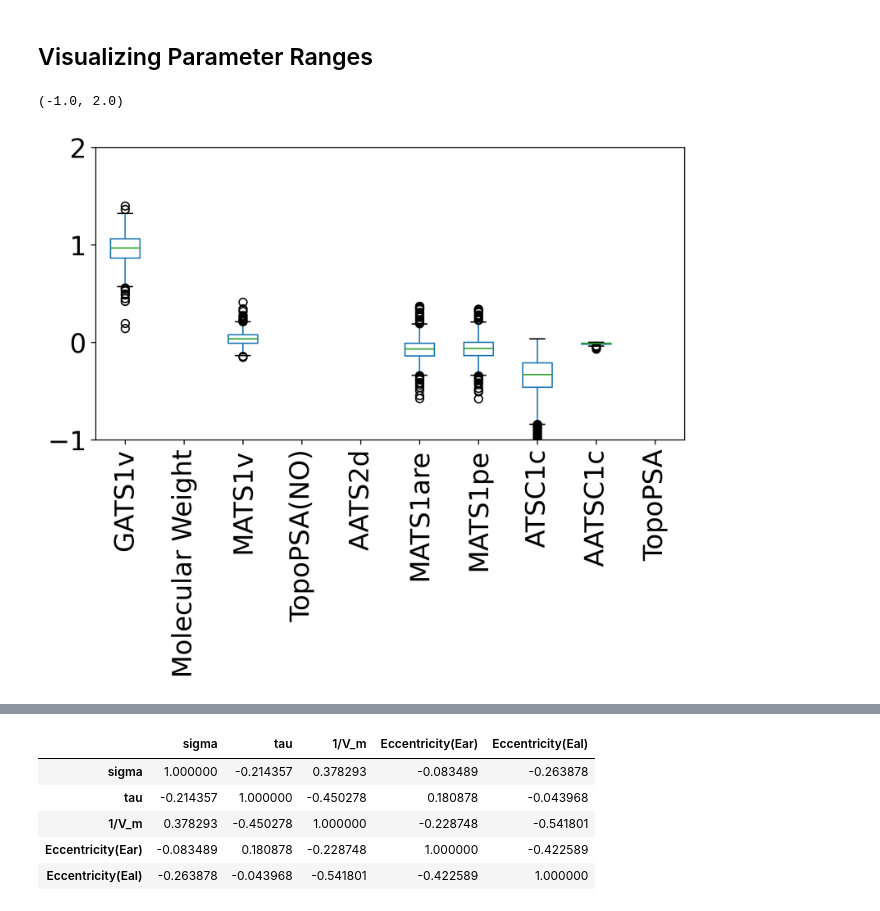
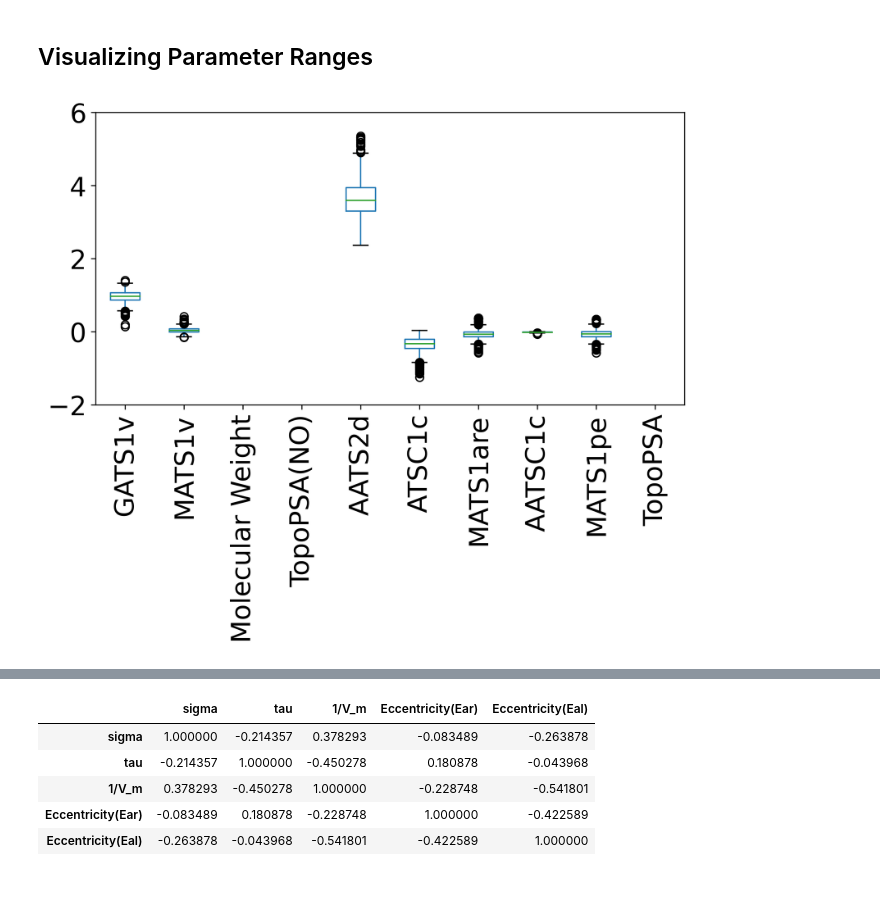
Before and after one commit to dganapat/melting_point_prediction_paper, a Jupyter notebook: mp_prediction_models.ipynb, the cells around one changed output, grey strips where cells are left out. Cells and saved outputs as stored; diff of their text form; code cells hidden in the pictures.

```diff
--- a/mp_prediction_models.ipynb
+++ b/mp_prediction_models.ipynb
@@ -1088,20 +1095,21 @@ ml_model_dict["Feature Importances"]
 # %%
 import matplotlib as mpl
 mpl.rcParams['figure.dpi'] = 300
 mpl.rcParams['font.size'] = 20
 
 plt.figure(figsize=(8,4))
 quinone_mordred = pd.read_csv('Data Files/featurized_bq.csv',low_memory=False)
 hydroquinone_mordred = pd.read_csv('Data Files/featurized_hq.csv',low_memory=False)
-# quinone_mordred[["NsssCH","PEOE_VSA8","nAcid","SlogP_VSA4","SMR_VSA3","JGI2","PEOE_VSA7","SaaNH","nHBDon","ZMIC0"]].boxplot(grid=False,rot=90) # top ten from ridge
-# hydroquinone_mordred[["Molecular Weight","Xc-6dv","SaasN","JGI3","MATS5c","ATSC4i","RotRatio","nRot","SaasC","GATS1c"]].boxplot(grid=False,rot=90) # top ten from ridge
-# quinone_mordred[["AATS2d","AATS2dv","AXp-6dv","MATS1se","TopoPSA(NO)","AATS3dv","AATSC0i","MATS1are","PEOE_VSA11","AXp-4dv"]].boxplot(grid=False,rot=90) # top ten from rf
-hydroquinone_mordred[["GATS1v","Molecular Weight","MATS1v","TopoPSA(NO)","AATS2d","MATS1are","MATS1pe","ATSC1c","AATSC1c","TopoPSA"]].boxplot(grid=False,rot=90) # top ten from rf
+# quinone_mordred[["PEOE_VSA8","NsssCH","SlogP_VSA4","nAcid","PEOE_VSA7","JGI2","SMR_VSA3","SaaNH","nHBDon","ZMIC0"]].boxplot(grid=False,rot=90) # top ten from ridge
+# hydroquinone_mordred[["Xc-6dv","Molecular Weight","SaasN","JGI3","MATS5c","RotRatio","SaasC","ATSC4i","nRot","Xch-4dv"]].boxplot(grid=False,rot=90) # top ten from ridge
+# quinone_mordred[["AATS2d","AATS2dv","AXp-6dv","MATS1se","TopoPSA(NO)","AATS3dv","AATSC0i","MATS1are","PEOE_VSA11","PEOE_VSA1"]].boxplot(grid=False,rot=90) # top ten from rf
+hydroquinone_mordred[["GATS1v","MATS1v","Molecular Weight","TopoPSA(NO)","AATS2d","ATSC1c","MATS1are","AATSC1c","MATS1pe","TopoPSA"]].boxplot(grid=False,rot=90) # top ten from rf
 
-plt.ylim([-1,2])
+# plt.ylim([-2,6])
+
+# plt.savefig("Plots/HQ_Mordred_rf_ParamRanges_zoom.png",dpi=200,bbox_inches="tight")
 # %% [output]
-(-1.0, 2.0)
-[figure, old version]
+[figure, new version]
 # %%
 # corr_df = dataset_dict["Hydroquinones"][["sigma","tau","1/V_m","Eccentricity(Ear)","Eccentricity(Eal)"]].corr()
 # corr_df = hydroquinone_mordred[["Molecular Weight","AATS2d","GATS4c","GATS3c","GATS1v","MATS1are","TopoPSA(NO)","MATS1v","ATSC1v","AATSC1v"]].corr() # single run feature downselected
```
Also changed, not shown: parts of 11 cells of this notebook, 29 other files.
